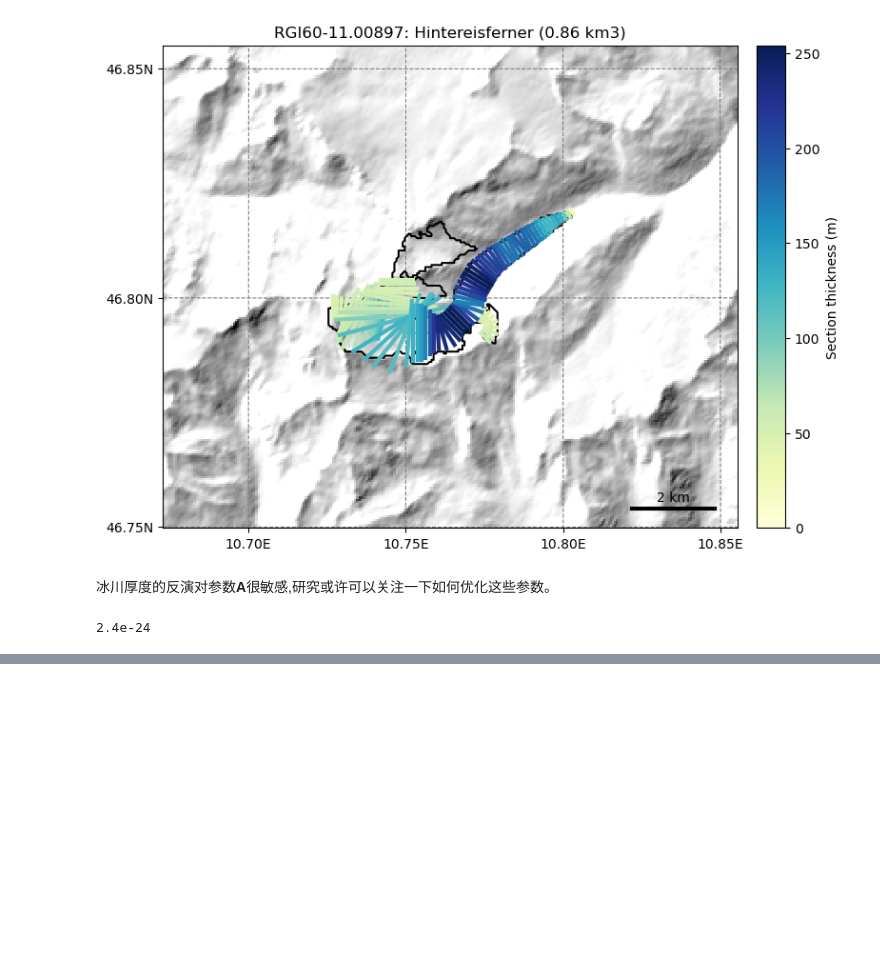
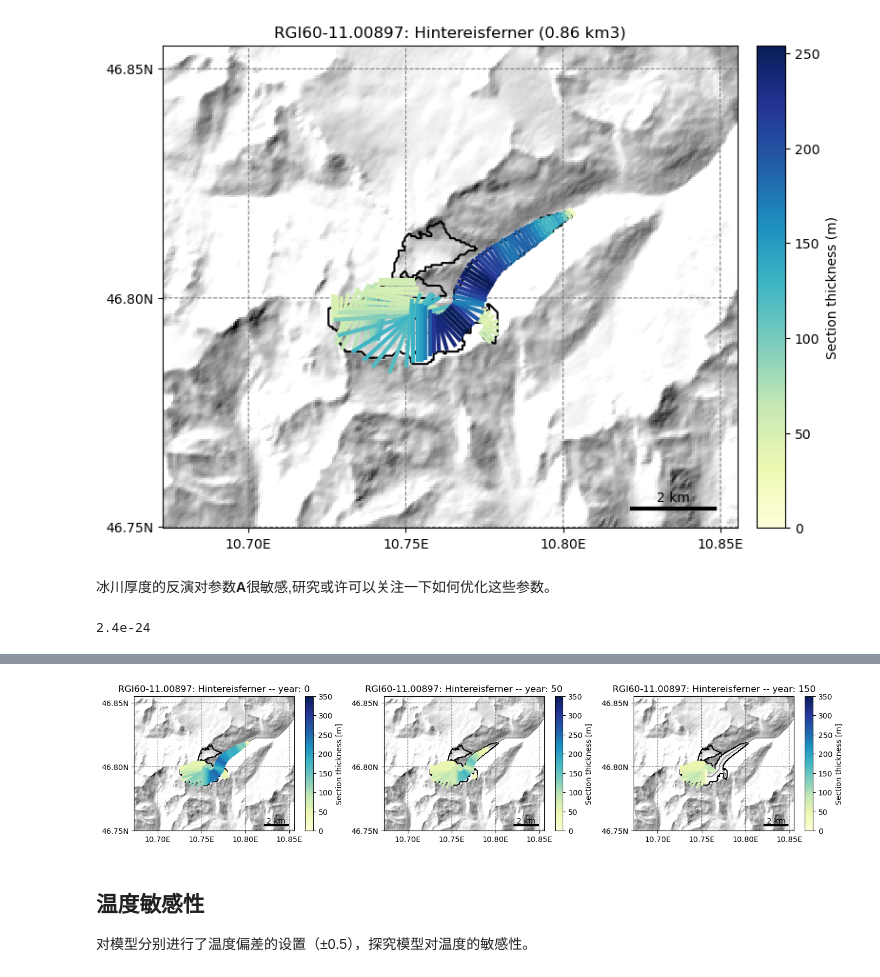
Before and after one commit to Rice-cas/vscode, a Jupyter notebook: oggm-try.ipynb, the cells around one changed output, grey strips where cells are left out. Drawn from its saved outputs; the diff is of its cells as text; code cells hidden in the pictures; blank space fills up the shorter version.

```diff
--- a/oggm-try.ipynb
+++ b/oggm-try.ipynb
@@ -154,0 +231,11 @@ cfg.PARAMS['inversion_glen_a']
+# %%
+f, (ax1, ax2, ax3) = plt.subplots(1, 3, figsize=(14, 6))
+graphics.plot_modeloutput_map(gdir, filesuffix='_2000', modelyr=0, ax=ax1, vmax=350)
+graphics.plot_modeloutput_map(gdir, filesuffix='_2000', modelyr=50, ax=ax2, vmax=350)
+graphics.plot_modeloutput_map(gdir, filesuffix='_2000', modelyr=150, ax=ax3, vmax=350)
+plt.tight_layout();
+# %% [output]
+[figure, added]
+# %% [markdown]
+## 温度敏感性
+对模型分别进行了温度偏差的设置（±0.5），探究模型对温度的敏感性。
```
Also changed, not shown: parts of 20 cells of this notebook.
